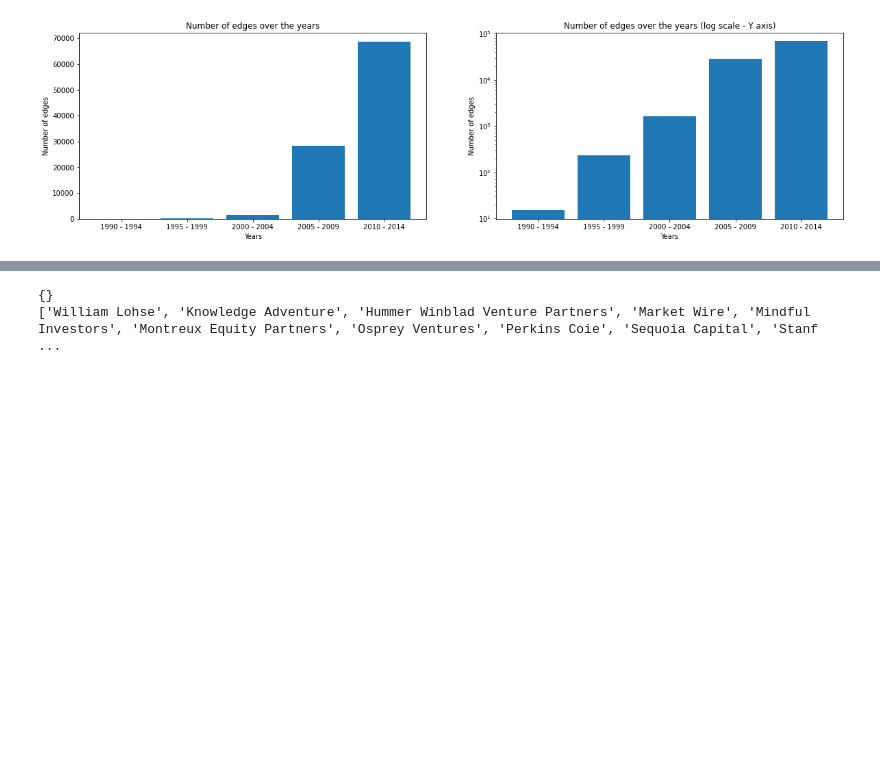
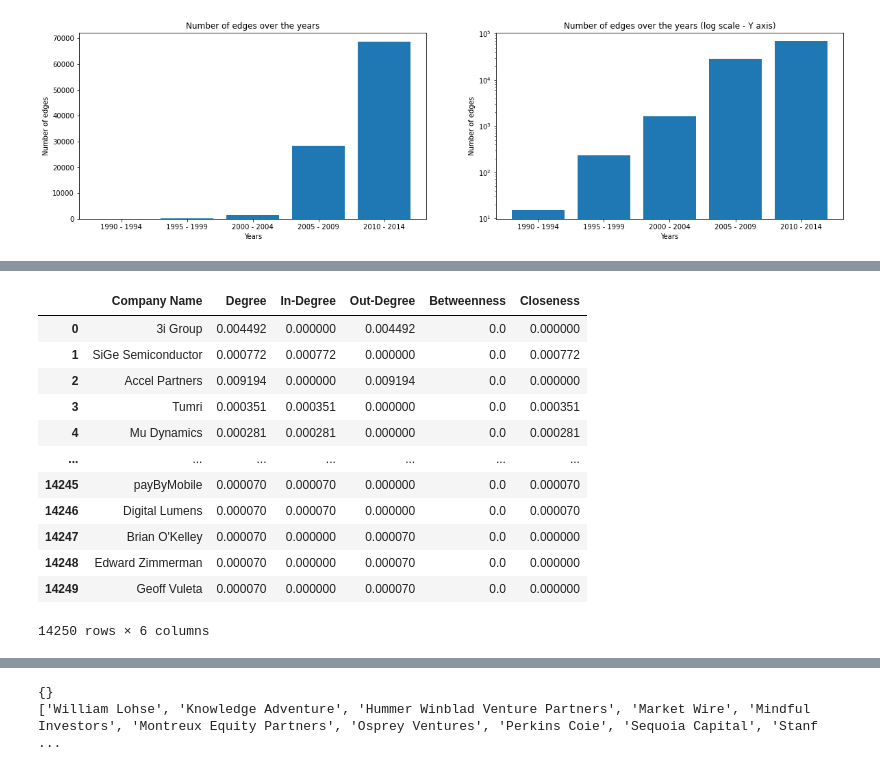
Before and after one commit to omeryefet/Complex_Networks, a Jupyter notebook: Project2022.ipynb, the cells around one changed output, grey strips where cells are left out. Drawn from its saved outputs; the diff is of its cells as text; code cells hidden in the pictures; blank space fills up the shorter version.

```diff
--- a/Project2022.ipynb
+++ b/Project2022.ipynb
@@ -272,0 +268,29 @@ Investing companies (outbound)
+# %%
+G = nx.from_pandas_edgelist(df_list[3],source='Investor_Name',target='Company_Name', edge_attr=['Company_Market','Raised_Amount_USD'], create_using=nx.DiGraph())
+nodes = pd.DataFrame(list(G.nodes))
+#degree_centrality, in_degree_centrality, out_degree_centrality, betweenness_centrality and closeness_centrality
+measures = {'Degree': nx.degree_centrality,'In-Degree': nx.in_degree_centrality,'Out-Degree': nx.out_degree_centrality,'Betweenness': nx.betweenness_centrality,'Closeness': nx.closeness_centrality}
+
+for name, measure in measures.items():
+    if name == 'Betweenness':
+        centrality_dict = measure(G,k=min(len(G.nodes),2000))
+    else:
+        centrality_dict = measure(G)
+    nodes[name] = nodes[0].apply(lambda x: centrality_dict.get(x, None))
+# %%
+nodes = nodes.rename(columns={0: "Company Name"})
+nodes
+# %% [output]
+|  | Company Name | Degree | In-Degree | Out-Degree | Betweenness | Closeness |
+| 0 | 3i Group | 0.004492 | 0.000000 | 0.004492 | 0.0 | 0.000000 |
+| 1 | SiGe Semiconductor | 0.000772 | 0.000772 | 0.000000 | 0.0 | 0.000772 |
+| 2 | Accel Partners | 0.009194 | 0.000000 | 0.009194 | 0.0 | 0.000000 |
+| 3 | Tumri | 0.000351 | 0.000351 | 0.000000 | 0.0 | 0.000351 |
+| 4 | Mu Dynamics | 0.000281 | 0.000281 | 0.000000 | 0.0 | 0.000281 |
+| ... | ... | ... | ... | ... | ... | ... |
+| 14245 | payByMobile | 0.000070 | 0.000070 | 0.000000 | 0.0 | 0.000070 |
+| 14246 | Digital Lumens | 0.000070 | 0.000070 | 0.000000 | 0.0 | 0.000070 |
+| 14247 | Brian O'Kelley | 0.000070 | 0.000000 | 0.000070 | 0.0 | 0.000000 |
+| 14248 | Edward Zimmerman | 0.000070 | 0.000000 | 0.000070 | 0.0 | 0.000000 |
+| 14249 | Geoff Vuleta | 0.000070 | 0.000000 | 0.000070 | 0.0 | 0.000000 |
+14250 rows × 6 columns
```
Also changed, not shown: parts of 19 cells of this notebook.
